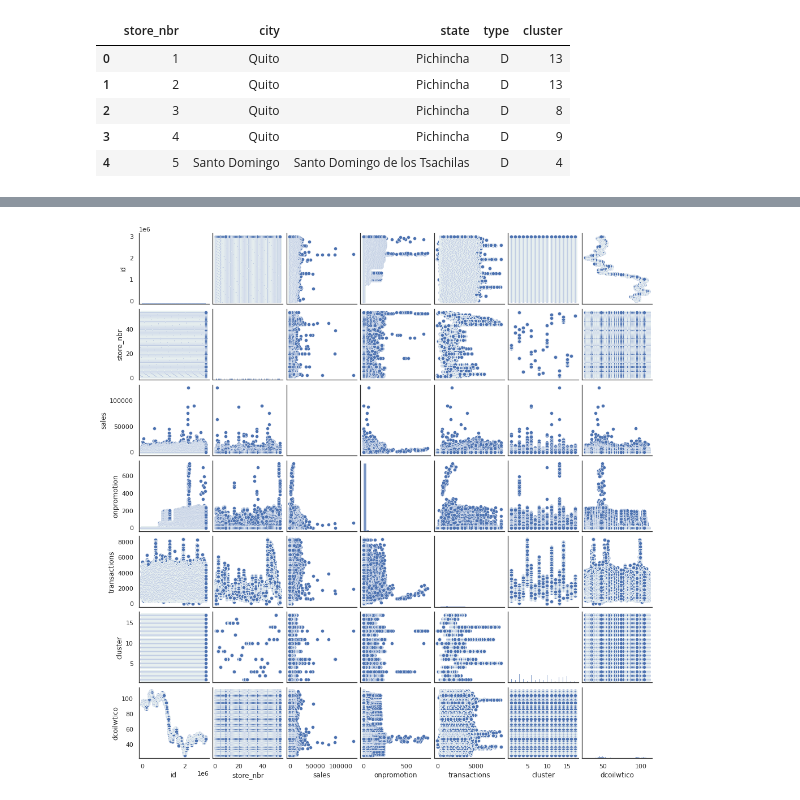
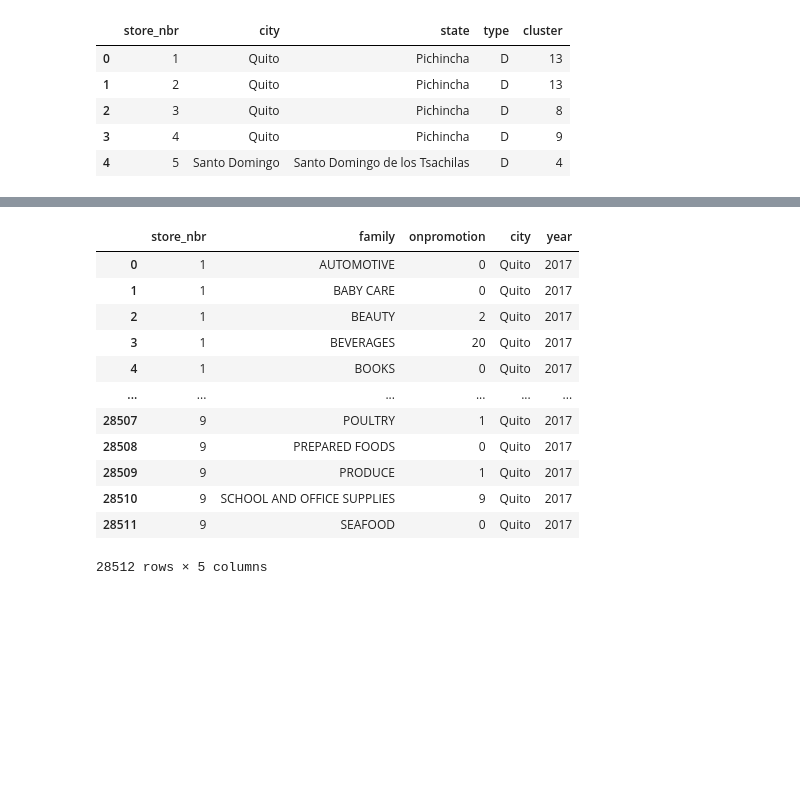
Before and after one commit to mrdaraujo/business_case_869, a Jupyter notebook: notebooks/victor_data_exploration.ipynb, the cells around one changed output, grey strips where cells are left out. Drawn from its saved outputs; the diff is of its cells as text; code cells hidden in the pictures; blank space fills up the shorter version.

```diff
--- a/notebooks/victor_data_exploration.ipynb
+++ b/notebooks/victor_data_exploration.ipynb
@@ -192,6 +103,21 @@ df_train_engineered
+# %%
+df_test_merged = DataMerging(df_test,df_stores)
+df_test_merged
+# %% [output]
+|  | store_nbr | family | onpromotion | city | year |
+| 0 | 1 | AUTOMOTIVE | 0 | Quito | 2017 |
+| 1 | 1 | BABY CARE | 0 | Quito | 2017 |
+| 2 | 1 | BEAUTY | 2 | Quito | 2017 |
+| 3 | 1 | BEVERAGES | 20 | Quito | 2017 |
+| 4 | 1 | BOOKS | 0 | Quito | 2017 |
+| ... | ... | ... | ... | ... | ... |
+| 28507 | 9 | POULTRY | 1 | Quito | 2017 |
+| 28508 | 9 | PREPARED FOODS | 0 | Quito | 2017 |
+| 28509 | 9 | PRODUCE | 1 | Quito | 2017 |
+| 28510 | 9 | SCHOOL AND OFFICE SUPPLIES | 9 | Quito | 2017 |
+| 28511 | 9 | SEAFOOD | 0 | Quito | 2017 |
+28512 rows × 5 columns
 # %%
-sns.set(style='white')
-sns.pairplot(df_train_engineered, height=2)
-plt.show()
+# sns.set(style='white')
+# sns.pairplot(df_train_merged, height=2)
+# plt.show()
-# %% [output]
-[figure, removed]
```
Also changed, not shown: parts of 34 cells of this notebook.
